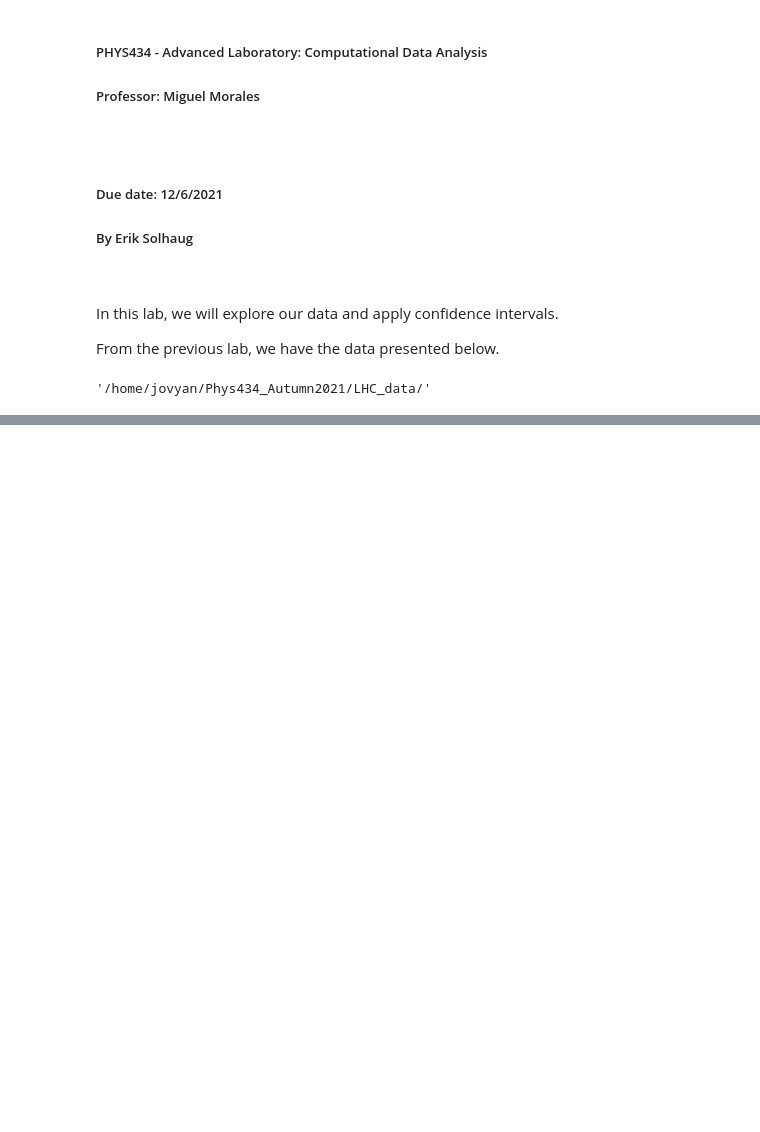
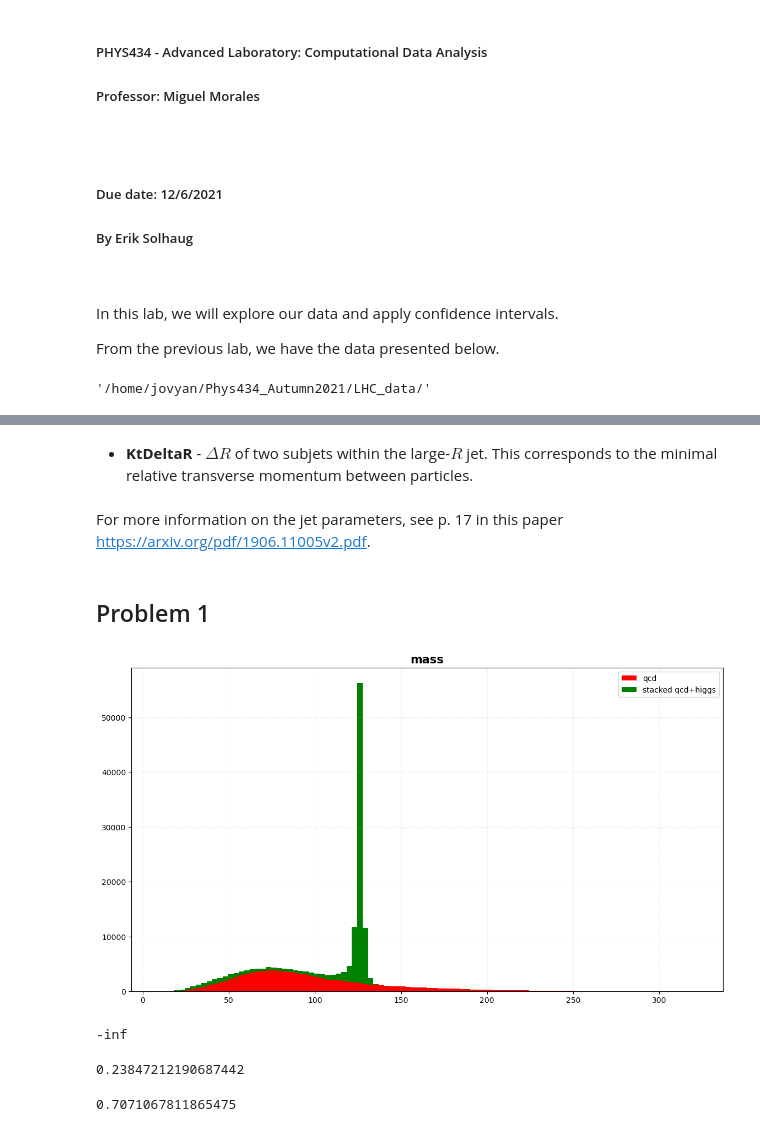
Before and after one commit to SOLHAUG13/Phys434_Autumn2021, a Jupyter notebook: Lab7/Lab7_PHYS434_Solhaug_Erik.ipynb, the cells around one changed output, grey strips where cells are left out. Drawn from its saved outputs; the diff is of its cells as text; code cells hidden in the pictures; blank space fills up the shorter version.

Commit message:
problem1 finished

```diff
--- a/Lab7/Lab7_PHYS434_Solhaug_Erik.ipynb
+++ b/Lab7/Lab7_PHYS434_Solhaug_Erik.ipynb
@@ -41,0 +113,8 @@ with open(f'{data_dir}/qcd_100000_pt_250_500.pkl', 'rb') as f:
+# %% [markdown]
+- **KtDeltaR** - $\Delta R$ of two subjets within the large-$R$ jet. This corresponds to the minimal relative transverse momentum between particles.
+# %% [markdown]
+For more information on the jet parameters, see p. 17 in this paper https://arxiv.org/pdf/1906.11005v2.pdf.
+# %% [markdown]
+## Problem 1
+# %%
+plt.rcParams["figure.figsize"] = (12,7)
@@ -41,0 +125,21 @@ with open(f'{data_dir}/qcd_100000_pt_250_500.pkl', 'rb') as f:
+# %%
+fig, ax = plt.subplots(1, 1)
+fig.tight_layout(pad=3.0)
+
+X1 = qcd['mass']
+X2 = higgs['mass']
+X3 = X1+X2
+
+# X1 = X1[:10000]
+# X2 = X2
+
+bins = 100
+
+ax.hist([X1, X2], bins, stacked=True, color=['r', 'g'], linewidth = 3, label = ['qcd', 'stacked qcd+higgs'])
+# ax.hist(, bins, color='g', alpha = 0.5, linewidth = 3, label='higgs')
+# ax.hist(X3, bins, color='b', alpha = 0.5, linewidth = 3, label='both')
+ax.set_title(f'{name}', fontsize = 15, fontweight='bold')
+ax.grid(linestyle='--', alpha=0.2)
+ax.legend();
+# %% [output]
+[figure, added]
@@ -41,0 +149,18 @@ with open(f'{data_dir}/qcd_100000_pt_250_500.pkl', 'rb') as f:
+# %%
+Y = 32000
+sig = stats.norm.ppf(poisson.sf(3200))
+sig
+# %% [output]
+-inf
+# %%
+bkgd1 = stats.poisson(mu=N_QCD)
+significance1 = bkgd1.sf(N_QCD+N_Higgs)
+significance1
+# %% [output]
+0.23847212190687442
+# %%
+# Shorthand
+approx_significance1 = N_Higgs/(N_QCD)**(1/2)
+approx_significance1
+# %% [output]
+0.7071067811865475
```
Also changed, not shown: parts of 16 cells of this notebook.
